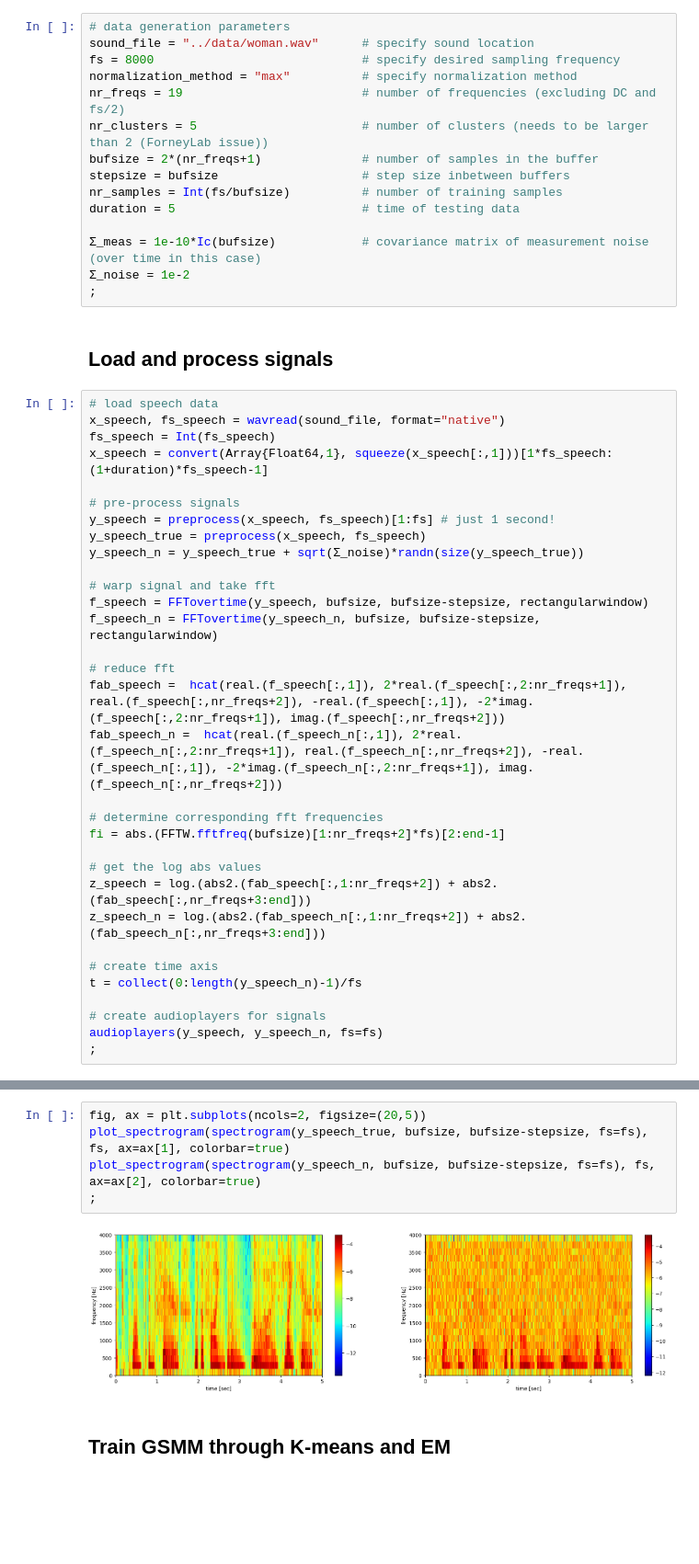
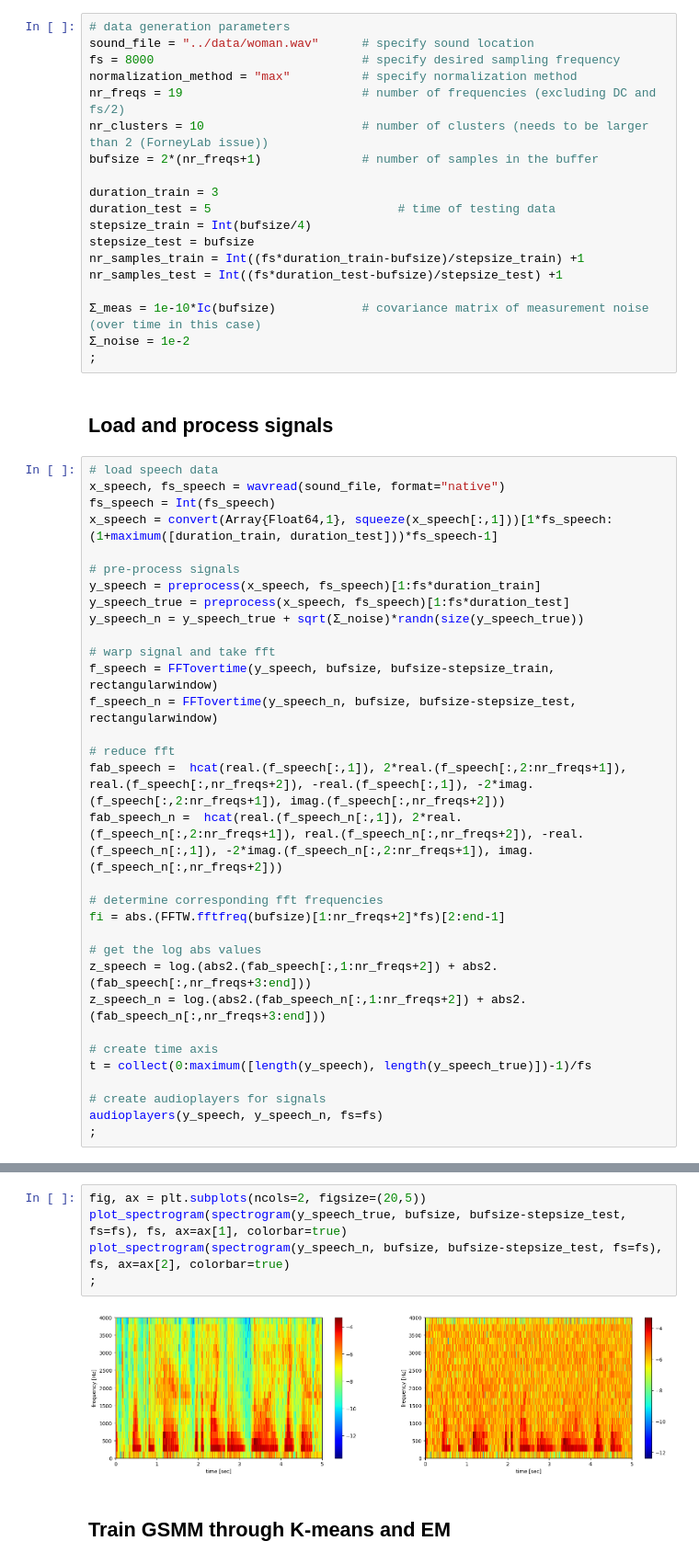
Before and after one commit to biaslab/SituatedSoundscaping, a Jupyter notebook: log-power_modelling/GSMM_real_GMM-HGF-C2R-PF-online.ipynb, the cells around one changed output, grey strips where cells are left out. Shown at 92% size. Saved outputs shown, nothing was run; the diff lists cells and outputs as text; blank space fills up the shorter version.

```diff
--- a/log-power_modelling/GSMM_real_GMM-HGF-C2R-PF-online.ipynb
+++ b/log-power_modelling/GSMM_real_GMM-HGF-C2R-PF-online.ipynb
@@ -44,11 +46,15 @@ sound_file = "../data/woman.wav"      # specify sound location
 fs = 8000                             # specify desired sampling frequency
 normalization_method = "max"          # specify normalization method
 nr_freqs = 19                         # number of frequencies (excluding DC and fs/2)
-nr_clusters = 5                       # number of clusters (needs to be larger than 2 (ForneyLab issue))
+nr_clusters = 10                      # number of clusters (needs to be larger than 2 (ForneyLab issue))
 bufsize = 2*(nr_freqs+1)              # number of samples in the buffer
-stepsize = bufsize                    # step size inbetween buffers
-nr_samples = Int(fs/bufsize)          # number of training samples
-duration = 5                          # time of testing data
+
+duration_train = 3
+duration_test = 5                          # time of testing data
+stepsize_train = Int(bufsize/4)
+stepsize_test = bufsize
+nr_samples_train = Int((fs*duration_train-bufsize)/stepsize_train) +1
+nr_samples_test = Int((fs*duration_test-bufsize)/stepsize_test) +1
 
 Σ_meas = 1e-10*Ic(bufsize)            # covariance matrix of measurement noise (over time in this case)
 Σ_noise = 1e-2
@@ -59,16 +65,16 @@ duration = 5                          # time of testing data
 # load speech data
 x_speech, fs_speech = wavread(sound_file, format="native")
 fs_speech = Int(fs_speech)
-x_speech = convert(Array{Float64,1}, squeeze(x_speech[:,1]))[1*fs_speech:(1+duration)*fs_speech-1]
+x_speech = convert(Array{Float64,1}, squeeze(x_speech[:,1]))[1*fs_speech:(1+maximum([duration_train, duration_test]))*fs_speech-1]
 
 # pre-process signals
-y_speech = preprocess(x_speech, fs_speech)[1:fs] # just 1 second!
-y_speech_true = preprocess(x_speech, fs_speech)
+y_speech = preprocess(x_speech, fs_speech)[1:fs*duration_train]
+y_speech_true = preprocess(x_speech, fs_speech)[1:fs*duration_test]
 y_speech_n = y_speech_true + sqrt(Σ_noise)*randn(size(y_speech_true))
 
 # warp signal and take fft
-f_speech = FFTovertime(y_speech, bufsize, bufsize-stepsize, rectangularwindow)
-f_speech_n = FFTovertime(y_speech_n, bufsize, bufsize-stepsize, rectangularwindow)
+f_speech = FFTovertime(y_speech, bufsize, bufsize-stepsize_train, rectangularwindow)
+f_speech_n = FFTovertime(y_speech_n, bufsize, bufsize-stepsize_test, rectangularwindow)
 
 # reduce fft
 fab_speech =  hcat(real.(f_speech[:,1]), 2*real.(f_speech[:,2:nr_freqs+1]), real.(f_speech[:,nr_freqs+2]), -real.(f_speech[:,1]), -2*imag.(f_speech[:,2:nr_freqs+1]), imag.(f_speech[:,nr_freqs+2]))
@@ -82,7 +88,7 @@ z_speech = log.(abs2.(fab_speech[:,1:nr_freqs+2]) + abs2.(fab_speech[:,nr_freqs+
 z_speech_n = log.(abs2.(fab_speech_n[:,1:nr_freqs+2]) + abs2.(fab_speech_n[:,nr_freqs+3:end]))
 
 # create time axis
-t = collect(0:length(y_speech_n)-1)/fs
+t = collect(0:maximum([length(y_speech), length(y_speech_true)])-1)/fs
 
 # create audioplayers for signals
 audioplayers(y_speech, y_speech_n, fs=fs)
@@ -99,11 +105,11 @@ ax[2].plot(y_speech_n)
  PyObject <matplotlib.lines.Line2D object at 0x...>
 # %%
 fig, ax = plt.subplots(ncols=2, figsize=(20,5))
-plot_spectrogram(spectrogram(y_speech_true, bufsize, bufsize-stepsize, fs=fs), fs, ax=ax[1], colorbar=true)
-plot_spectrogram(spectrogram(y_speech_n, bufsize, bufsize-stepsize, fs=fs), fs, ax=ax[2], colorbar=true)
+plot_spectrogram(spectrogram(y_speech_true, bufsize, bufsize-stepsize_test, fs=fs), fs, ax=ax[1], colorbar=true)
+plot_spectrogram(spectrogram(y_speech_n, bufsize, bufsize-stepsize_test, fs=fs), fs, ax=ax[2], colorbar=true)
 ;
 # %% [output]
-[figure, old version]
+[figure, new version]
 # %% [markdown]
 ## Train GSMM through K-means and EM
 # %%
```
Also changed, not shown: parts of 20 cells of this notebook.
